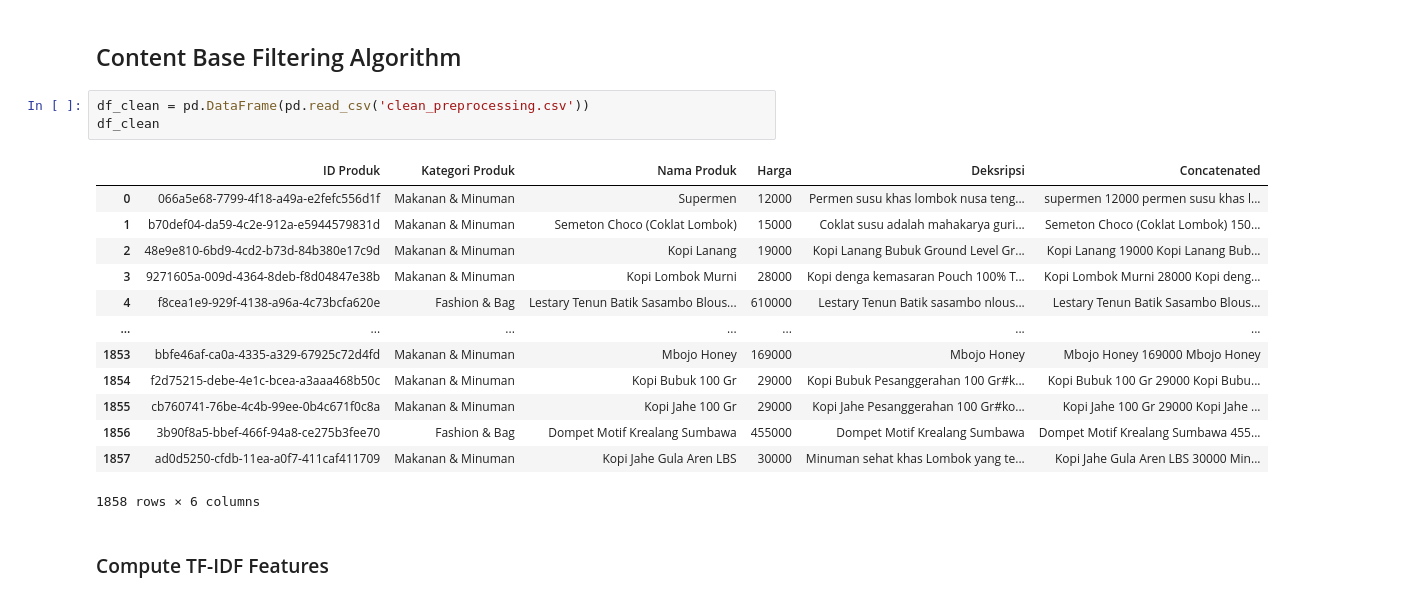
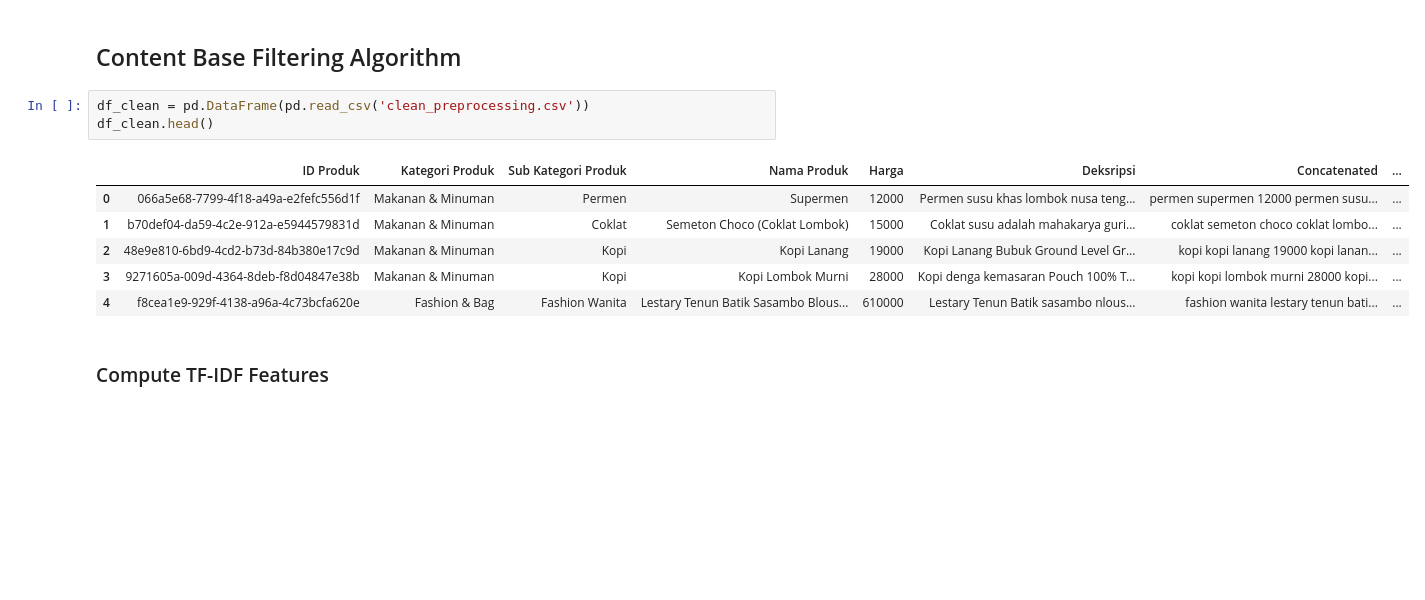
Before and after one commit to mizanulridhoaohana/ntb_mall_recommendation, a Jupyter notebook: reccomendation.ipynb, the cells around one changed output. Cells and saved outputs as stored; diff of their text form; blank space fills up the shorter version.

```diff
--- a/reccomendation.ipynb
+++ b/reccomendation.ipynb
@@ -299,21 +294,14 @@ df_preprocess["Concatenated"][1913]
 ## Content Base Filtering Algorithm
 # %%
 df_clean = pd.DataFrame(pd.read_csv('clean_preprocessing.csv'))
-df_clean
+df_clean.head()
 # %% [output]
-|  | ID Produk | Kategori Produk | Nama Produk | Harga | Deksripsi | Concatenated |
-| 0 | 066a5e68-7799-4f18-a49a-e2fefc556d1f | Makanan & Minuman | Supermen | 12000 | Permen susu khas lombok nusa teng... | supermen 12000 permen susu khas l... |
-| 1 | b70def04-da59-4c2e-912a-e5944579831d | Makanan & Minuman | Semeton Choco (Coklat Lombok) | 15000 | Coklat susu adalah mahakarya guri... | Semeton Choco (Coklat Lombok) 150... |
-| 2 | 48e9e810-6bd9-4cd2-b73d-84b380e17c9d | Makanan & Minuman | Kopi Lanang | 19000 | Kopi Lanang Bubuk Ground Level Gr... | Kopi Lanang 19000 Kopi Lanang Bub... |
-| 3 | 9271605a-009d-4364-8deb-f8d04847e38b | Makanan & Minuman | Kopi Lombok Murni | 28000 | Kopi denga kemasaran Pouch 100% T... | Kopi Lombok Murni 28000 Kopi deng... |
-| 4 | f8cea1e9-929f-4138-a96a-4c73bcfa620e | Fashion & Bag | Lestary Tenun Batik Sasambo Blous... | 610000 | Lestary Tenun Batik sasambo nlous... | Lestary Tenun Batik Sasambo Blous... |
-| ... | ... | ... | ... | ... | ... | ... |
-| 1853 | bbfe46af-ca0a-4335-a329-67925c72d4fd | Makanan & Minuman | Mbojo Honey | 169000 | Mbojo Honey | Mbojo Honey 169000 Mbojo Honey |
-| 1854 | f2d75215-debe-4e1c-bcea-a3aaa468b50c | Makanan & Minuman | Kopi Bubuk 100 Gr | 29000 | Kopi Bubuk Pesanggerahan 100 Gr#k... | Kopi Bubuk 100 Gr 29000 Kopi Bubu... |
-| 1855 | cb760741-76be-4c4b-99ee-0b4c671f0c8a | Makanan & Minuman | Kopi Jahe 100 Gr | 29000 | Kopi Jahe Pesanggerahan 100 Gr#ko... | Kopi Jahe 100 Gr 29000 Kopi Jahe ... |
-| 1856 | 3b90f8a5-bbef-466f-94a8-ce275b3fee70 | Fashion & Bag | Dompet Motif Krealang Sumbawa | 455000 | Dompet Motif Krealang Sumbawa | Dompet Motif Krealang Sumbawa 455... |
-| 1857 | ad0d5250-cfdb-11ea-a0f7-411caf411709 | Makanan & Minuman | Kopi Jahe Gula Aren LBS | 30000 | Minuman sehat khas Lombok yang te... | Kopi Jahe Gula Aren LBS 30000 Min... |
+|  | ID Produk | Kategori Produk | Sub Kategori Produk | Nama Produk | Harga | Deksripsi | Concatenated | ... |
+| 0 | 066a5e68-7799-4f18-a49a-e2fefc556d1f | Makanan & Minuman | Permen | Supermen | 12000 | Permen susu khas lombok nusa teng... | permen supermen 12000 permen susu... | ... |
+| 1 | b70def04-da59-4c2e-912a-e5944579831d | Makanan & Minuman | Coklat | Semeton Choco (Coklat Lombok) | 15000 | Coklat susu adalah mahakarya guri... | coklat semeton choco coklat lombo... | ... |
+| 2 | 48e9e810-6bd9-4cd2-b73d-84b380e17c9d | Makanan & Minuman | Kopi | Kopi Lanang | 19000 | Kopi Lanang Bubuk Ground Level Gr... | kopi kopi lanang 19000 kopi lanan... | ... |
+| 3 | 9271605a-009d-4364-8deb-f8d04847e38b | Makanan & Minuman | Kopi | Kopi Lombok Murni | 28000 | Kopi denga kemasaran Pouch 100% T... | kopi kopi lombok murni 28000 kopi... | ... |
+| 4 | f8cea1e9-929f-4138-a96a-4c73bcfa620e | Fashion & Bag | Fashion Wanita | Lestary Tenun Batik Sasambo Blous... | 610000 | Lestary Tenun Batik sasambo nlous... | fashion wanita lestary tenun bati... | ... |
-1858 rows × 6 columns
 # %% [markdown]
 ### Compute TF-IDF Features
 # %%
```
Also changed, not shown: parts of 22 cells of this notebook, 4 other files.
